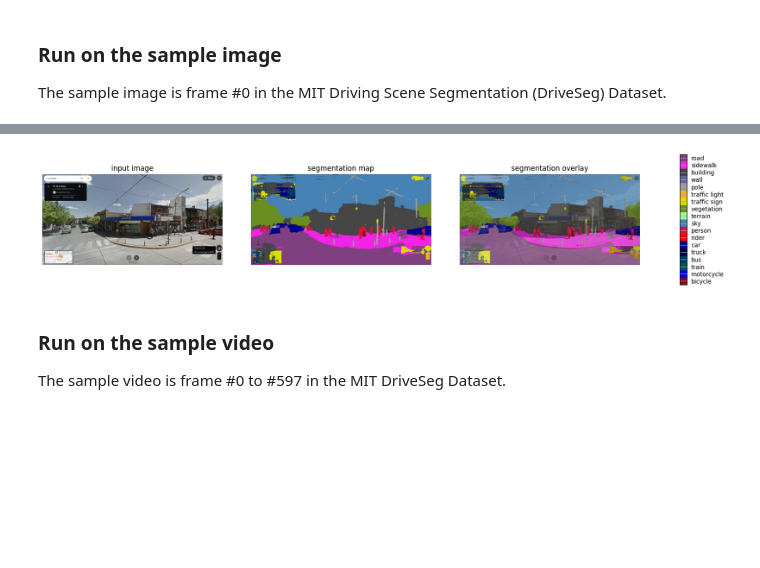
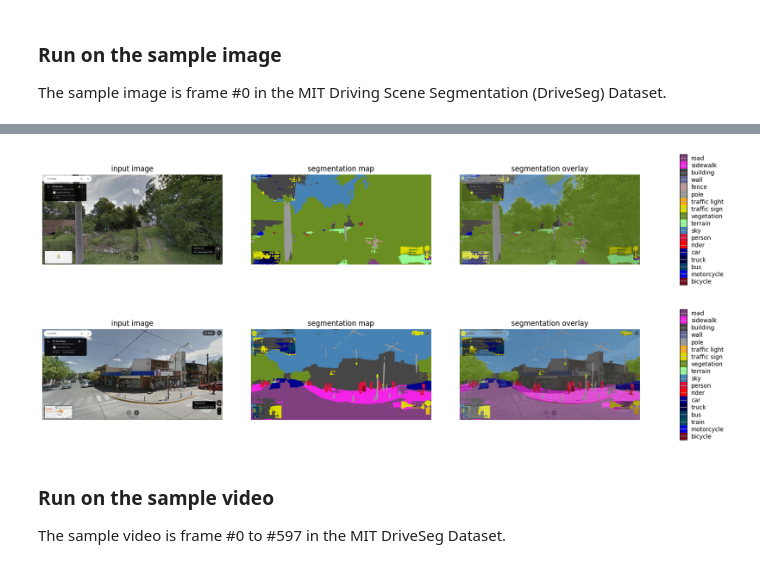
Before and after one commit to seanroulet/scene_segmentaation, a Jupyter notebook: tutorial_driving_scene_segmentation/tutorial_driving_scene_segmentation.ipynb, the cells around one changed output, grey strips where cells are left out. Drawn from its saved outputs; the diff is of its cells as text; code cells hidden in the pictures; blank space fills up the shorter version.

Commit message:
Changes to run on 2 images

```diff
--- a/tutorial_driving_scene_segmentation/tutorial_driving_scene_segmentation.ipynb
+++ b/tutorial_driving_scene_segmentation/tutorial_driving_scene_segmentation.ipynb
@@ -247,10 +247,16 @@ model loaded successfully!
 ### Run on the sample image
 The sample image is frame #0 in the MIT Driving Scene Segmentation (DriveSeg) Dataset.
 # %%
-SAMPLE_IMAGE = 'Centro North.png'
+SAMPLE_IMAGE = 'Ortiz North LC.png'
 if not os.path.isfile(SAMPLE_IMAGE):
     print('downloading the sample image...')
-    SAMPLE_IMAGE = urllib.request.urlretrieve('https://github.com/seanroulet/scene_segmentaation/raw/bc23432c096d15c9cf3fb2329d06f3b9f3e0f8bb/Centro%20North.png')[0]
+    SAMPLE_IMAGE = urllib.request.urlretrieve('https://github.com/seanroulet/scene_segmentaation/raw/427fb8412046d3394d92d5ffd9fc04cb715341d0/Ortiz%20North%20LC.png')[0]
+print('running deeplab on the sample image...')
+
+SAMPLE_IMAGE2 = 'Centro North.png'
+if not os.path.isfile(SAMPLE_IMAGE2):
+    print('downloading the sample image...')
+    SAMPLE_IMAGE2 = urllib.request.urlretrieve('https://github.com/seanroulet/scene_segmentaation/raw/427fb8412046d3394d92d5ffd9fc04cb715341d0/Centro%20North.png')[0]
 print('running deeplab on the sample image...')
 
 def run_visualization(SAMPLE_IMAGE):
@@ -260,6 +266,7 @@ def run_visualization(SAMPLE_IMAGE):
     vis_segmentation(original_im, seg_map)
 
 run_visualization(SAMPLE_IMAGE)
+run_visualization(SAMPLE_IMAGE2)
 # %% [output]
 downloading the sample image...
 running deeplab on the sample image...
@@ -266,4 +275,5 @@ running deeplab on the sample image...
-[figure, old version]
+[figure, new version]
+[figure, added]
 # %% [markdown]
 ### Run on the sample video
 The sample video is frame #0 to #597 in the MIT DriveSeg Dataset.
```
Also changed, not shown: parts of 1 cell of this notebook.
